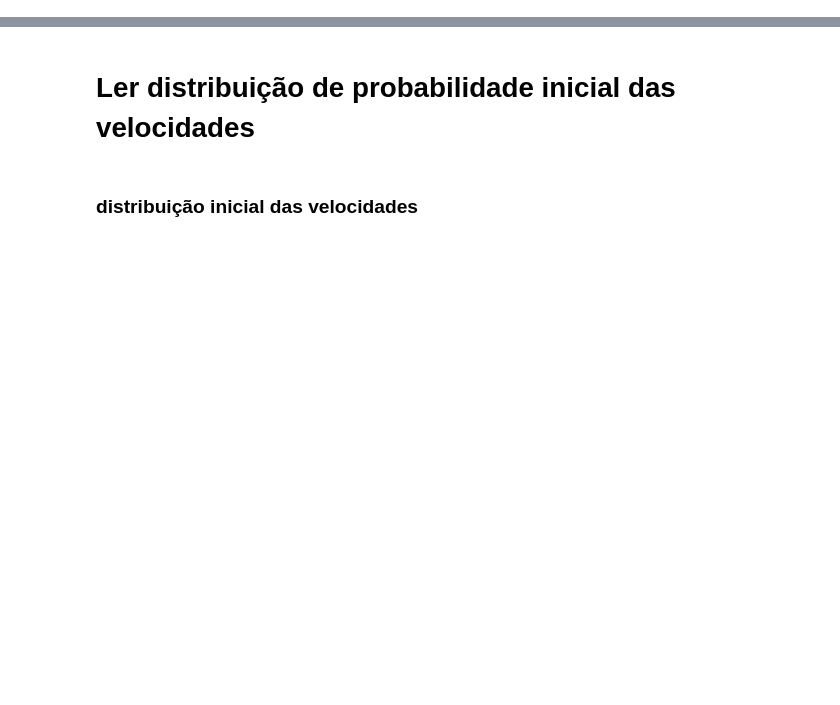
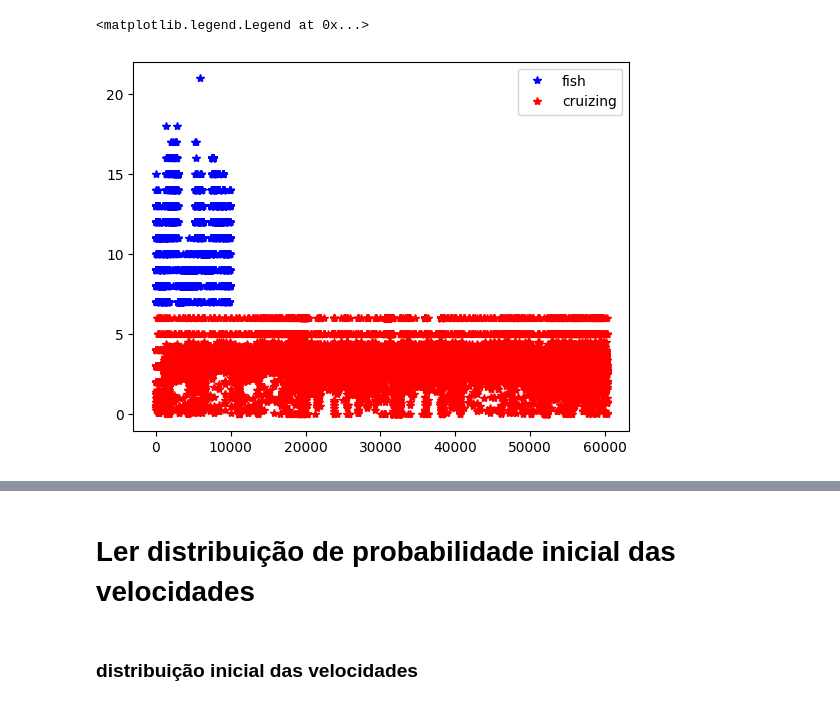
Before and after one commit to victor-souza1997/boat-path-classification, a Jupyter notebook: jupyter/final_file.ipynb, the cells around one changed output, grey strips where cells are left out. Drawn from its saved outputs; the diff is of its cells as text; code cells hidden in the pictures; blank space fills up the shorter version.

```diff
--- a/jupyter/final_file.ipynb
+++ b/jupyter/final_file.ipynb
@@ -119 +103,10 @@ NameError: name 'N' is not defined
+# %%
+plt.plot(s[np.where(rot == 1)[0], 0],'*b', label="fish")
+#plt.ylabel("Probability Distribution of Being Fishing")
+plt.plot(s[np.where(rot == 2)[0], 0],'*r', label="cruizing")
+#plt.ylabel("Probability Distribution of Being Cruzing")
+plt.legend()
+# %% [output]
+<matplotlib.legend.Legend at 0x...>
+[figure, added]
 # %%
```
Also changed, not shown: parts of 18 cells of this notebook, 3 other files.
